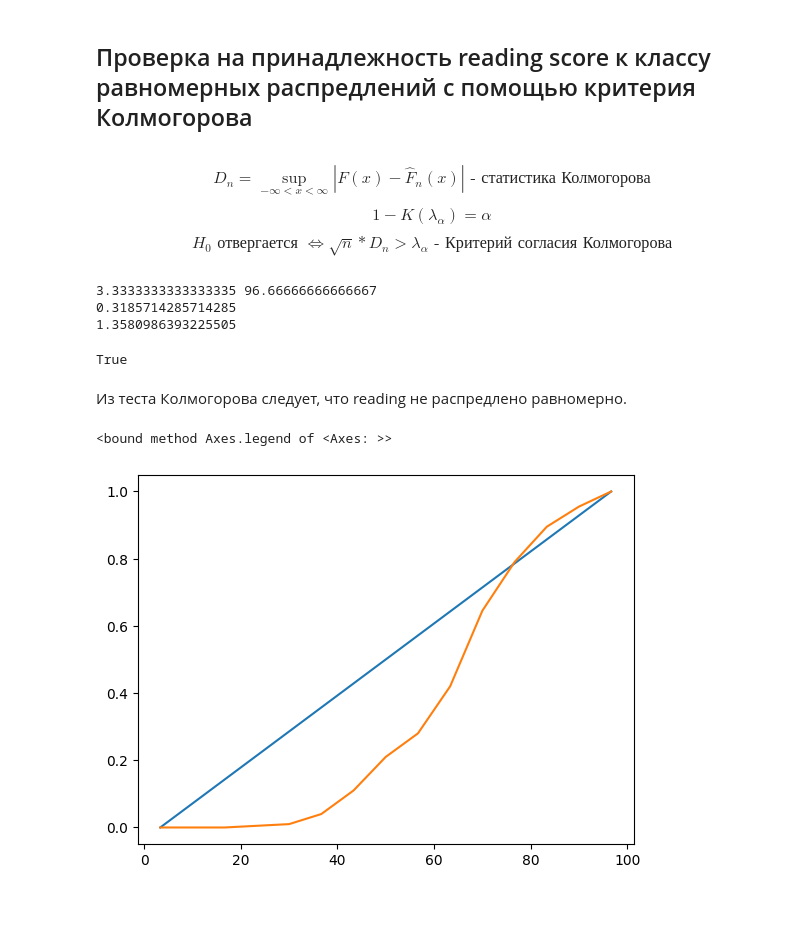
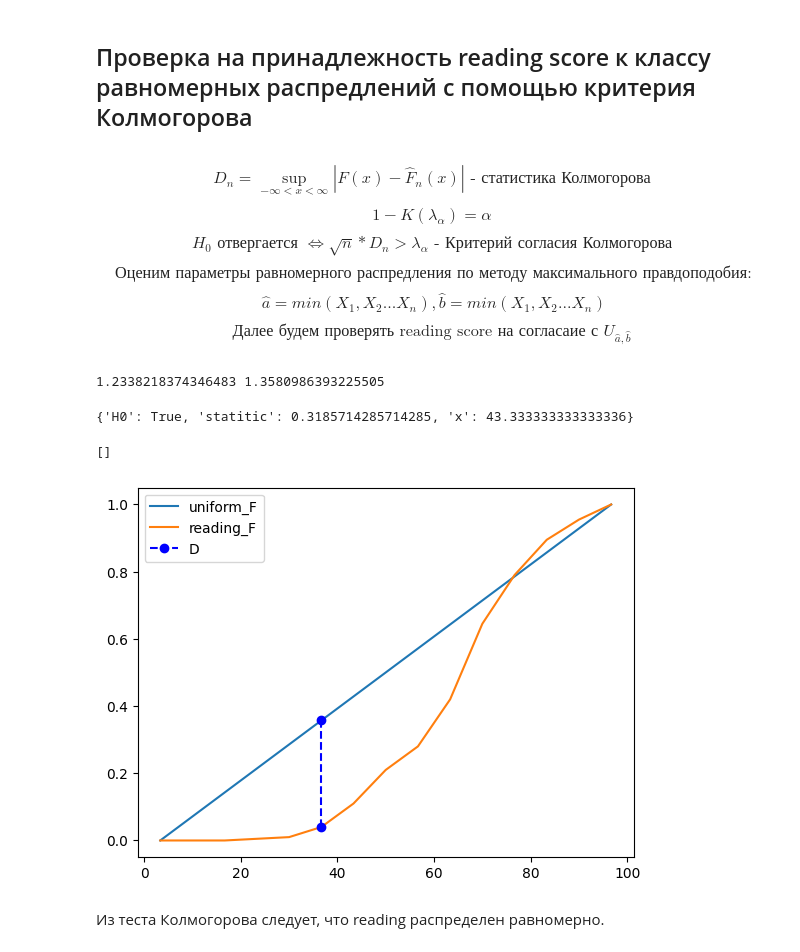
Before and after one commit to KVitaliiy/mathematical_statistic, a Jupyter notebook: lab3-statistical_hypotheses/lab3.ipynb, the cells around one changed output. Cells and saved outputs as stored; diff of their text form; code cells hidden in the pictures; blank space fills up the shorter version.

Commit message:
add test for reading score and uniform distribution

```diff
--- a/lab3-statistical_hypotheses/lab3.ipynb
+++ b/lab3-statistical_hypotheses/lab3.ipynb
@@ -33,6 +33,7 @@ writing_hist = writing_frequency / writing_len_interval
 writing_hist.name = "hist"
 writing_points = [(writing_a[i] + writing_a[i + 1]) / 2 for i in range(writing_intervals_count)]
 writing_F = writing_frequency.cumsum()
+writing_F = pd.Series(index=writing_points, data=writing_F)
 writing_F.name = 'F'
 expect_writing_score = writing_points * writing_frequency
 expect_writing_score.name = "expect"
@@ -54,6 +55,7 @@ reading_hist = reading_frequency / reading_len_interval
 reading_hist.name = "hist"
 reading_points = [(reading_a[i] + reading_a[i + 1]) / 2 for i in range(reading_intervals_count)]
 reading_F = reading_frequency.cumsum()
+reading_F = pd.Series(index=reading_points, data=reading_F)
 reading_F.name = 'F'
 expect_reading_score = reading_points * reading_frequency
 expect_reading_score.name = "expect"
@@ -70,15 +71,13 @@ $$ \text {Эффективная формула для расчета стати
 from scipy.stats import kstwobign
 from math import sqrt
 def statitic_k(F_X, F_Y):
-    return max(abs(F_X - F_Y))
+    D = abs(F_X - F_Y)
+    return max(D), D.idxmax()
 
-def ks_test(F_X, F_Y, alpha=0.05):
-    n = len(F_X)
-    D = statitic_k(F_X, F_Y)
-    print(D)
+def ks_2test(F_X, F_Y, n, m, alpha=0.05):
+    D, x = statitic_k(F_X, F_Y)
     t = kstwobign.ppf(1 - alpha)
-    print(t)
-    return not sqrt(n)*D >= t
+    return {'H0': not sqrt((n*m)/(n+m))*D >= t, 'statitic': D, 'x': x}
 
-ks_test(writing_F, reading_F)
+result = ks_2test(writing_F, reading_F, len(reading_score), len(writing_score))
 # %% [output]
@@ -93,24 +102,37 @@ False
 $$ D_{n}= \sup_{-\infty<x<\infty} |F(x) - \hat{F}_{n}(x)| \text{ - статистика Колмогорова}$$
 $$ 1 - K(\lambda_{\alpha}) = \alpha $$
 $$ H_0 \text{ отвергается } \Leftrightarrow  \sqrt{n}*D_{n} > \lambda_{\alpha} \text {  - Критерий согласия Колмогорова}$$
+$$ \text{ Оценим параметры равномерного распредления по методу максимального правдоподобия}:$$
+$$ \; \hat{a} = min(X_1,X_2...X_n), \hat{b} = min(X_1,X_2...X_n)$$
+$$ \text {Далее будем проверять reading score на согласаие с } U_{\hat{a},\hat{b}} $$
 # %%
+def ks_test(F_X, F_Y, n, alpha=0.05):
+    D, x = statitic_k(F_X, F_Y)
+    t = kstwobign.ppf(1 - alpha)
+    print(sqrt(n)*D, t)
+    return {'H0': not sqrt(n)*D >= t, 'statitic': D, 'x': x}
+
 a = min(reading_points)
 b = max(reading_points)
-print(a, b)
+# generate uniform distribution with givan a, b
 value_F = [(x - a)/(b - a) for x in reading_points]
 F = pd.Series(value_F, reading_F.index)
-ks_test(F, reading_F)
+
+ks_test(F, reading_F, len(reading_F))
 # %% [output]
-3.3333333333333335 96.66666666666667
-0.3185714285714285
-1.3580986393225505
+1.2338218374346483 1.3580986393225505
-True
+{'H0': True, 'statitic': 0.3185714285714285, 'x': 43.333333333333336}
-# %% [markdown]
-Из теста Колмогорова следует, что reading не распредлено равномерно.
 # %%
 fig, ax = plt.subplots()
-ax.plot(reading_points, F)
-ax.plot(reading_points, reading_F)
+ax.plot(F)[0].set_label('uniform_F')
+ax.plot(reading_F)[0].set_label('reading_F')
+x_values = [result['x'], result['x']]
+y_values = [F[result['x']], reading_F[result['x']]]
+ax.plot(x_values, y_values, 'bo', linestyle="--")[0].set_label('D')
+ax.legend()
+ax.plot()
 # %% [output]
-<bound method Axes.legend of <Axes: >>
+[]
-[figure, old version]
+[figure, new version]
+# %% [markdown]
+Из теста Колмогорова следует, что reading распределен равномерно.
```
Also changed, not shown: parts of 3 cells of this notebook.
